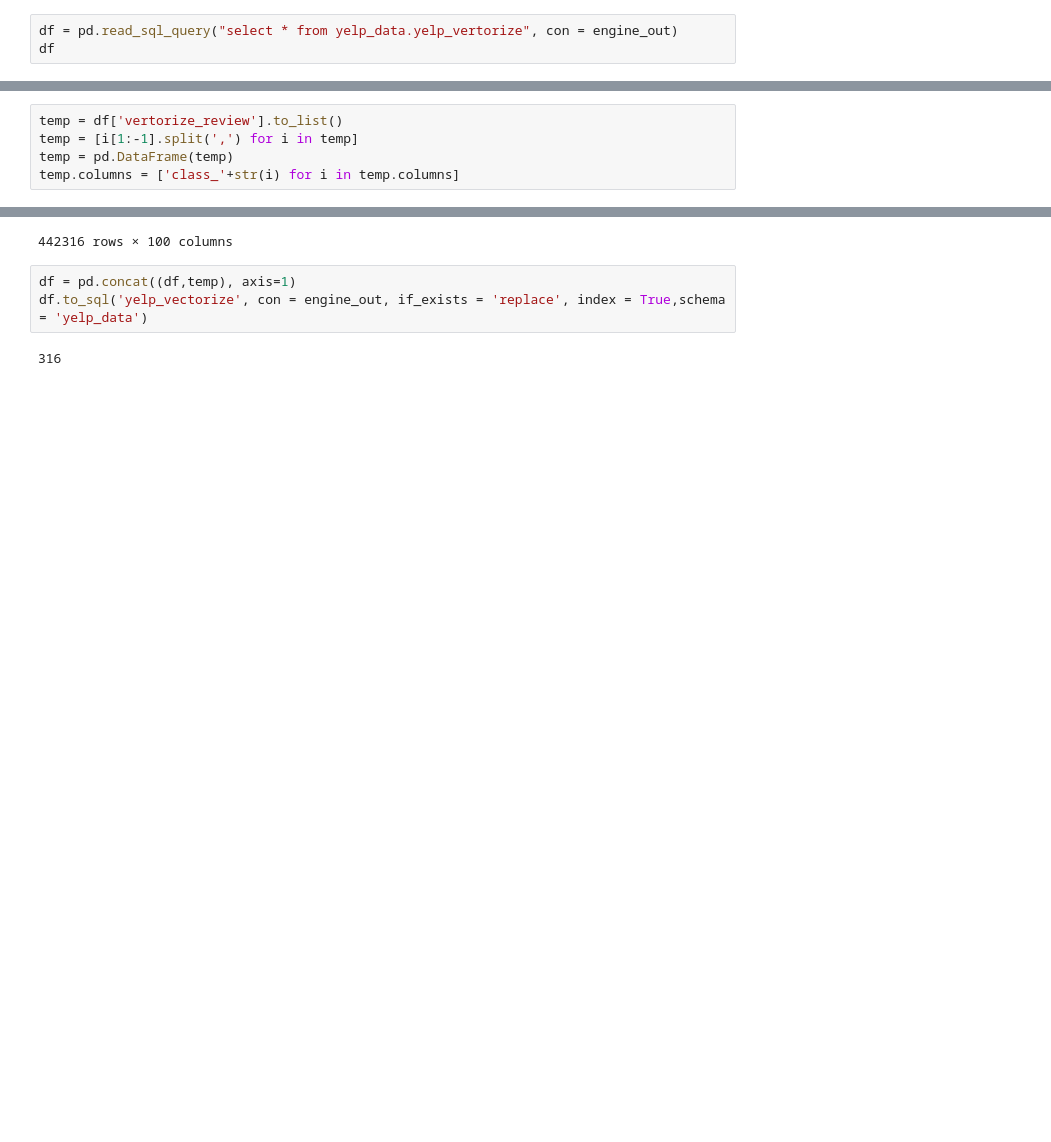
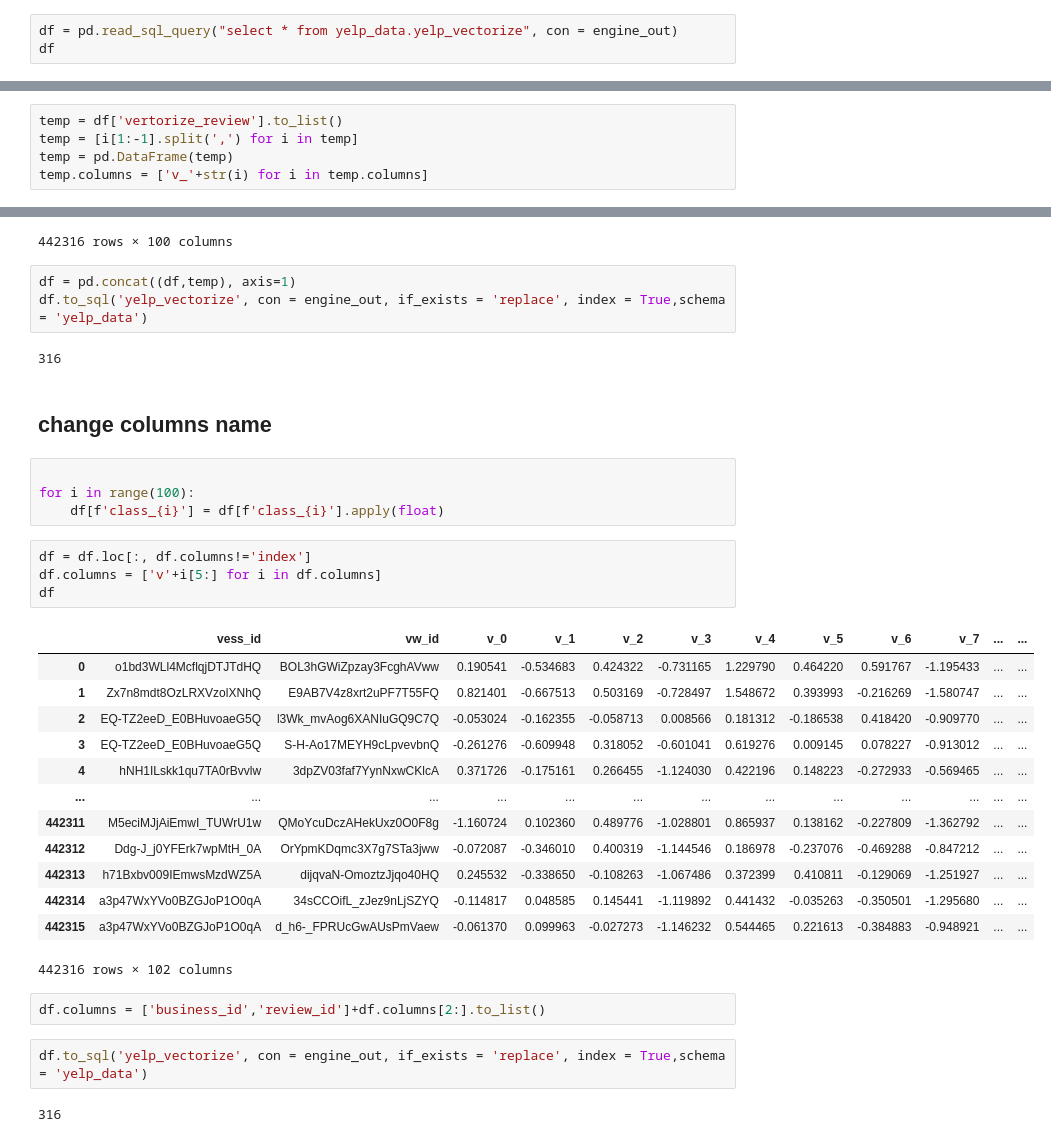
Before and after one commit to kaiwenh4/Stat170-Project, a Jupyter notebook: feature engineering/Expand_W2V_to_columns.ipynb, the cells around one changed output, grey strips where cells are left out. Saved outputs shown, nothing was run; the diff lists cells and outputs as text; blank space fills up the shorter version.

```diff
--- a/feature engineering/Expand_W2V_to_columns.ipynb
+++ b/feature engineering/Expand_W2V_to_columns.ipynb
@@ -4,6 +4,6 @@ from sqlalchemy import create_engine
 
 engine_out = create_engine(r'postgresql+psycopg2://postgres:stats170@104.197.51.5')
 # %%
-df = pd.read_sql_query("select * from yelp_data.yelp_vertorize", con = engine_out)
+df = pd.read_sql_query("select * from yelp_data.yelp_vectorize", con = engine_out)
 df
 # %% [output]
@@ -24,7 +24,7 @@ df
 temp = df['vertorize_review'].to_list()
 temp = [i[1:-1].split(',') for i in temp]
 temp = pd.DataFrame(temp)
-temp.columns = ['class_'+str(i) for i in temp.columns]
+temp.columns = ['v_'+str(i) for i in temp.columns]
 # %% [output]
 |  | 0 | 1 | 2 | 3 | 4 | 5 | 6 | 7 | 8 | 9 | ... | ... |
 | 0 | 0.19054149981678986 | -0.5346833256686606 | 0.42432183894987513 | -0.731164741852298 | 1.2297904465074947 | 0.46422023998527995 | 0.591766996536313 | -1.1954333243846167 | -0.2226207721978426 | 0.4502442346476927 | ... | ... |
@@ -44,3 +44,33 @@ df = pd.concat((df,temp), axis=1)
 df.to_sql('yelp_vectorize', con = engine_out, if_exists = 'replace', index = True,schema = 'yelp_data')
 # %% [output]
 316
+# %% [markdown]
+## change columns name
+# %%
+
+for i in range(100):
+    df[f'class_{i}'] = df[f'class_{i}'].apply(float)
+# %%
+df = df.loc[:, df.columns!='index']
+df.columns = ['v'+i[5:] for i in df.columns]
+df
+# %% [output]
+|  | vess_id | vw_id | v_0 | v_1 | v_2 | v_3 | v_4 | v_5 | v_6 | v_7 | ... | ... |
+| 0 | o1bd3WLl4McflqjDTJTdHQ | BOL3hGWiZpzay3FcghAVww | 0.190541 | -0.534683 | 0.424322 | -0.731165 | 1.229790 | 0.464220 | 0.591767 | -1.195433 | ... | ... |
+| 1 | Zx7n8mdt8OzLRXVzolXNhQ | E9AB7V4z8xrt2uPF7T55FQ | 0.821401 | -0.667513 | 0.503169 | -0.728497 | 1.548672 | 0.393993 | -0.216269 | -1.580747 | ... | ... |
+| 2 | EQ-TZ2eeD_E0BHuvoaeG5Q | l3Wk_mvAog6XANIuGQ9C7Q | -0.053024 | -0.162355 | -0.058713 | 0.008566 | 0.181312 | -0.186538 | 0.418420 | -0.909770 | ... | ... |
+| 3 | EQ-TZ2eeD_E0BHuvoaeG5Q | S-H-Ao17MEYH9cLpvevbnQ | -0.261276 | -0.609948 | 0.318052 | -0.601041 | 0.619276 | 0.009145 | 0.078227 | -0.913012 | ... | ... |
+| 4 | hNH1ILskk1qu7TA0rBvvlw | 3dpZV03faf7YynNxwCKlcA | 0.371726 | -0.175161 | 0.266455 | -1.124030 | 0.422196 | 0.148223 | -0.272933 | -0.569465 | ... | ... |
+| ... | ... | ... | ... | ... | ... | ... | ... | ... | ... | ... | ... | ... |
+| 442311 | M5eciMJjAiEmwI_TUWrU1w | QMoYcuDczAHekUxz0O0F8g | -1.160724 | 0.102360 | 0.489776 | -1.028801 | 0.865937 | 0.138162 | -0.227809 | -1.362792 | ... | ... |
+| 442312 | Ddg-J_j0YFErk7wpMtH_0A | OrYpmKDqmc3X7g7STa3jww | -0.072087 | -0.346010 | 0.400319 | -1.144546 | 0.186978 | -0.237076 | -0.469288 | -0.847212 | ... | ... |
+| 442313 | h71Bxbv009IEmwsMzdWZ5A | dijqvaN-OmoztzJjqo40HQ | 0.245532 | -0.338650 | -0.108263 | -1.067486 | 0.372399 | 0.410811 | -0.129069 | -1.251927 | ... | ... |
+| 442314 | a3p47WxYVo0BZGJoP1O0qA | 34sCCOifL_zJez9nLjSZYQ | -0.114817 | 0.048585 | 0.145441 | -1.119892 | 0.441432 | -0.035263 | -0.350501 | -1.295680 | ... | ... |
+| 442315 | a3p47WxYVo0BZGJoP1O0qA | d_h6-_FPRUcGwAUsPmVaew | -0.061370 | 0.099963 | -0.027273 | -1.146232 | 0.544465 | 0.221613 | -0.384883 | -0.948921 | ... | ... |
+442316 rows × 102 columns
+# %%
+df.columns = ['business_id','review_id']+df.columns[2:].to_list()
+# %%
+df.to_sql('yelp_vectorize', con = engine_out, if_exists = 'replace', index = True,schema = 'yelp_data')
+# %% [output]
+316
```
Also changed, not shown: parts of 1 cell of this notebook.
